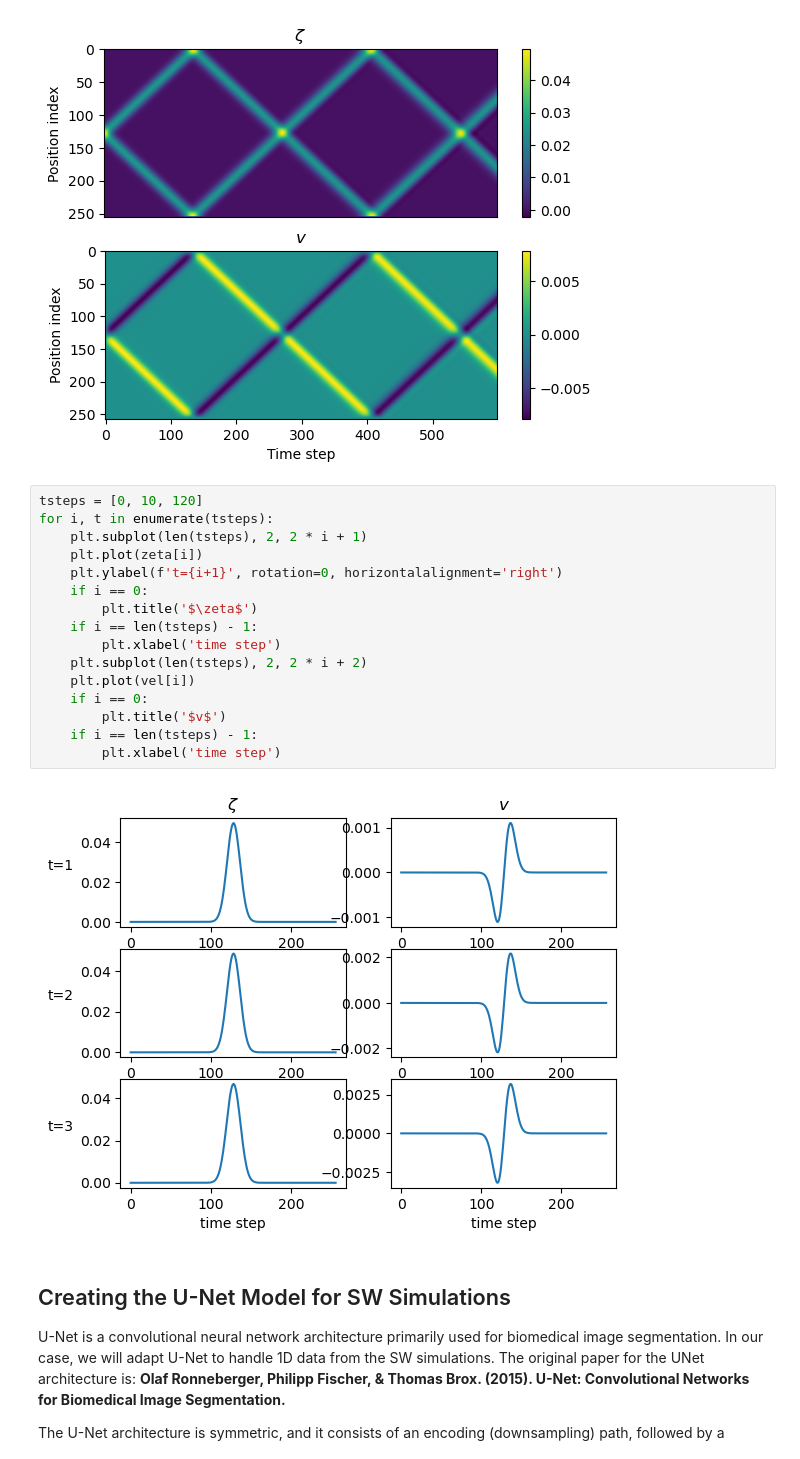
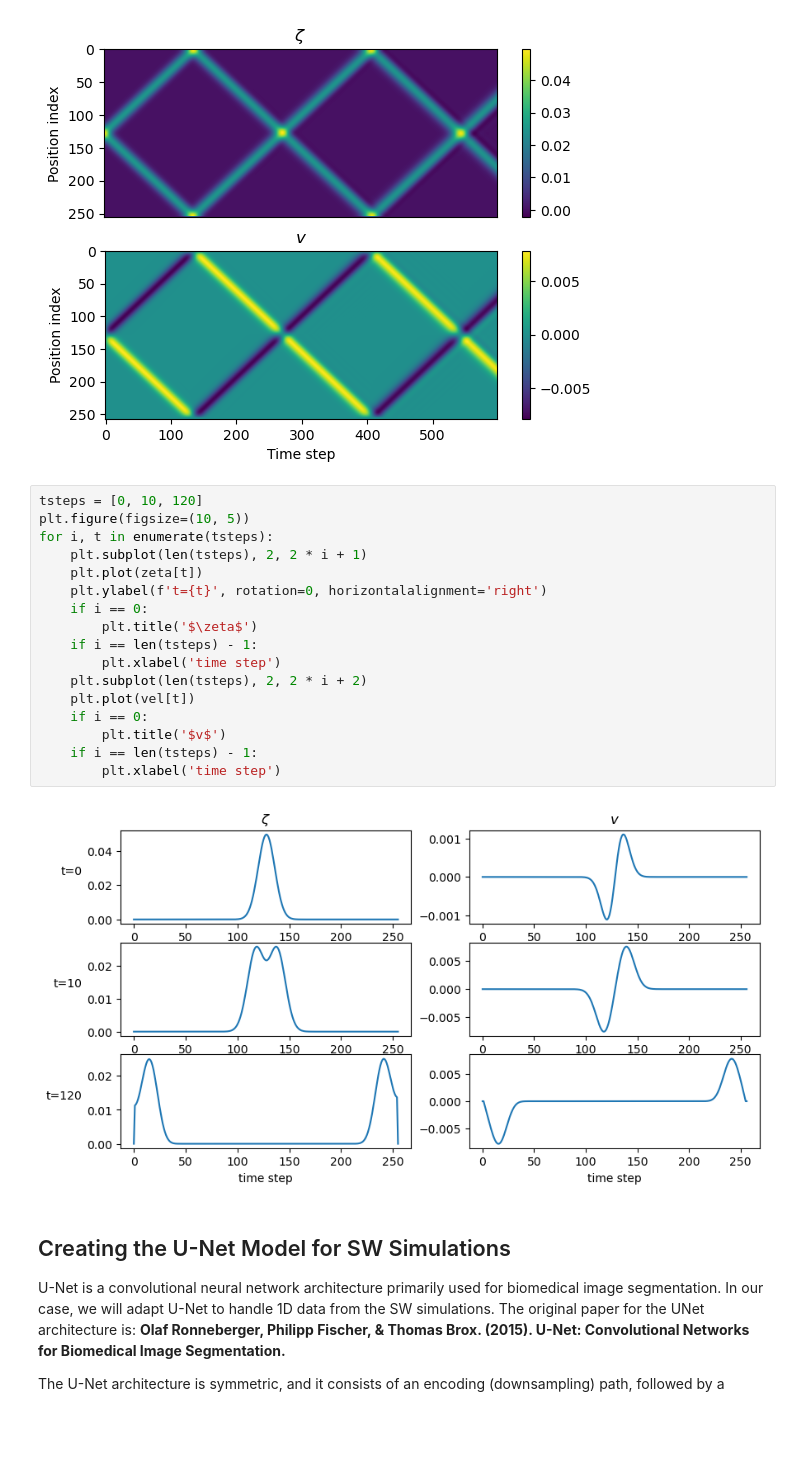
Before and after one commit to alicanbekar/pi_lecture_pytorch, a Jupyter notebook: swe_instructor_code.ipynb, the cells around one changed output. Saved outputs shown, nothing was run; the diff lists cells and outputs as text; blank space fills up the shorter version.

Commit message:
fix plots, add description of staggered grid

```diff
--- a/swe_instructor_code.ipynb
+++ b/swe_instructor_code.ipynb
@@ -123,22 +125,23 @@ img_plot(vel, title='$v$')
 [figure]
 # %%
 tsteps = [0, 10, 120]
+plt.figure(figsize=(10, 5))
 for i, t in enumerate(tsteps):
     plt.subplot(len(tsteps), 2, 2 * i + 1)
-    plt.plot(zeta[i])
-    plt.ylabel(f't={i+1}', rotation=0, horizontalalignment='right')
+    plt.plot(zeta[t])
+    plt.ylabel(f't={t}', rotation=0, horizontalalignment='right')
     if i == 0:
         plt.title('$\zeta$')
     if i == len(tsteps) - 1:
         plt.xlabel('time step')
     plt.subplot(len(tsteps), 2, 2 * i + 2)
-    plt.plot(vel[i])
+    plt.plot(vel[t])
     if i == 0:
         plt.title('$v$')
     if i == len(tsteps) - 1:
         plt.xlabel('time step')
 # %% [output]
-[figure, old version]
+[figure, new version]
 # %% [markdown]
 ## Creating the U-Net Model for SW Simulations
 
```
Also changed, not shown: parts of 1 cell of this notebook.
